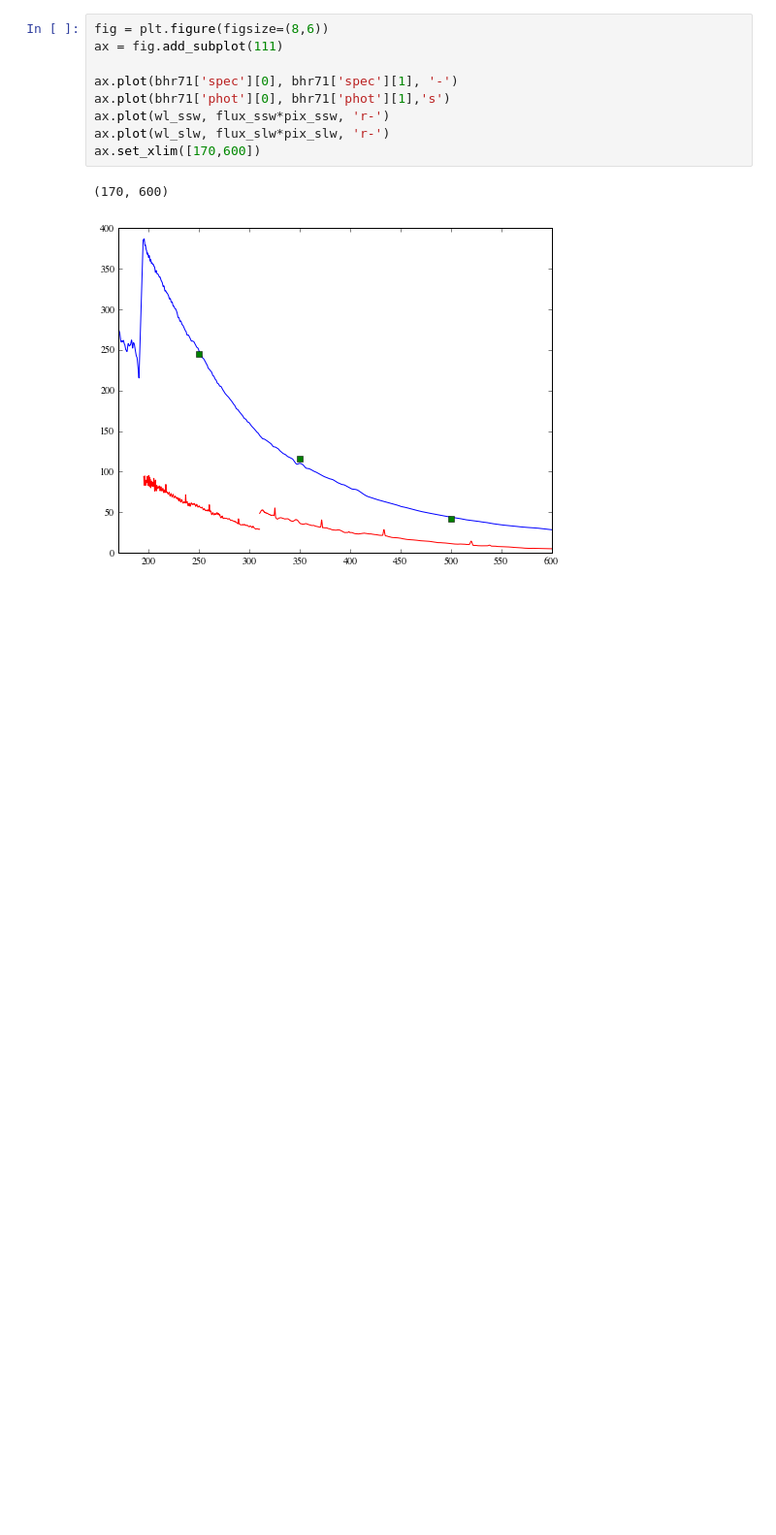
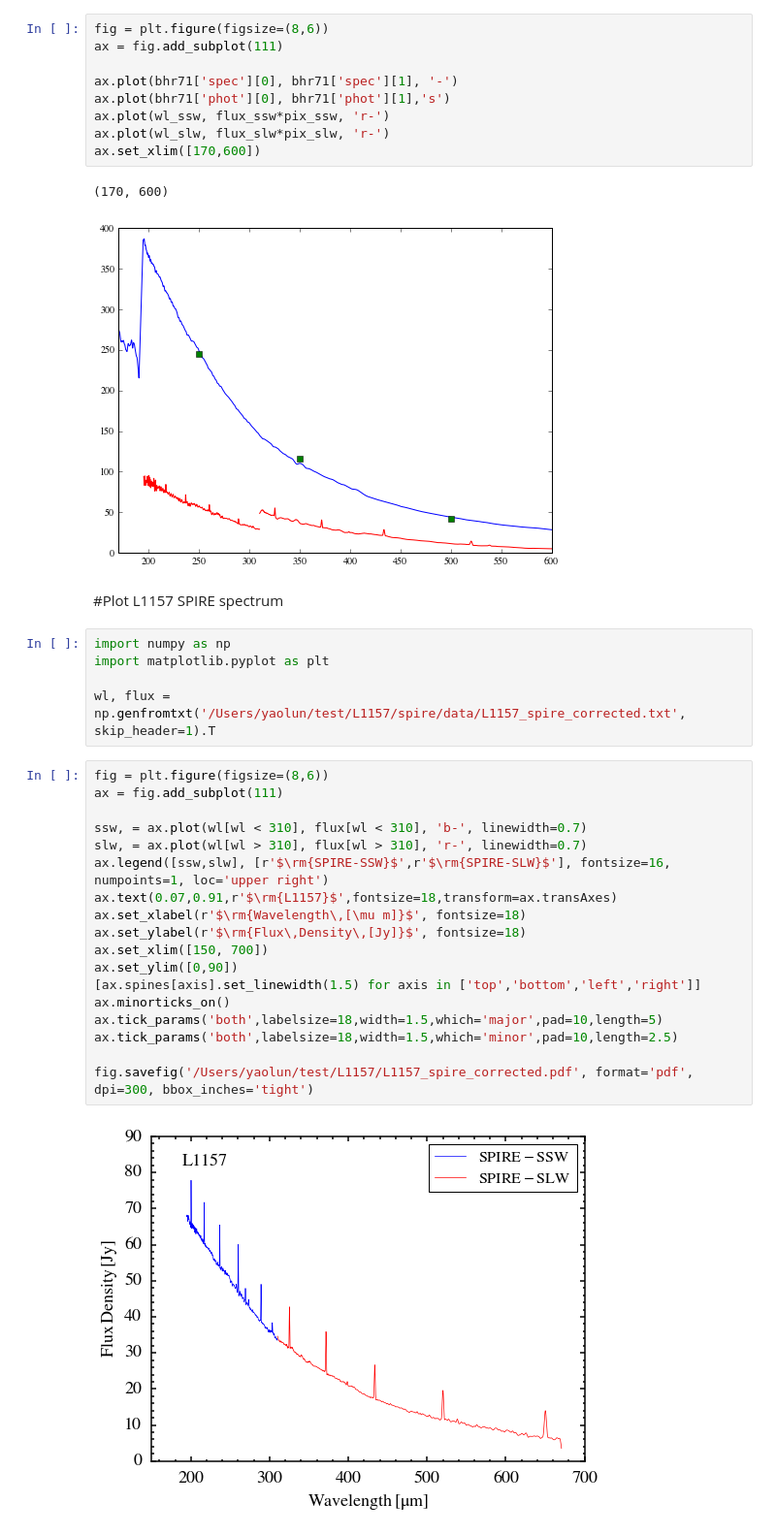
Before and after one commit to yaolun/sa, a Jupyter notebook: Untitled.ipynb, the cells around one changed output. Shown: that part at 97% size. Drawn from its saved outputs; the diff is of its cells as text; blank space fills up the shorter version.

```diff
--- a/Untitled.ipynb
+++ b/Untitled.ipynb
@@ -32,3 +32,30 @@ ax.set_xlim([170,600])
 # %% [output]
 (170, 600)
 [figure]
+# %% [markdown]
+#Plot L1157 SPIRE spectrum
+# %%
+import numpy as np
+import matplotlib.pyplot as plt
+
+wl, flux = np.genfromtxt('/Users/yaolun/test/L1157/spire/data/L1157_spire_corrected.txt', skip_header=1).T
+# %%
+fig = plt.figure(figsize=(8,6))
+ax = fig.add_subplot(111)
+
+ssw, = ax.plot(wl[wl < 310], flux[wl < 310], 'b-', linewidth=0.7)
+slw, = ax.plot(wl[wl > 310], flux[wl > 310], 'r-', linewidth=0.7)
+ax.legend([ssw,slw], [r'$\rm{SPIRE-SSW}$',r'$\rm{SPIRE-SLW}$'], fontsize=16, numpoints=1, loc='upper right')
+ax.text(0.07,0.91,r'$\rm{L1157}$',fontsize=18,transform=ax.transAxes)
+ax.set_xlabel(r'$\rm{Wavelength\,[\mu m]}$', fontsize=18)
+ax.set_ylabel(r'$\rm{Flux\,Density\,[Jy]}$', fontsize=18)
+ax.set_xlim([150, 700])
+ax.set_ylim([0,90])
+[ax.spines[axis].set_linewidth(1.5) for axis in ['top','bottom','left','right']]
+ax.minorticks_on()
+ax.tick_params('both',labelsize=18,width=1.5,which='major',pad=10,length=5)
+ax.tick_params('both',labelsize=18,width=1.5,which='minor',pad=10,length=2.5)
+
+fig.savefig('/Users/yaolun/test/L1157/L1157_spire_corrected.pdf', format='pdf', dpi=300, bbox_inches='tight')
+# %% [output]
+[figure, added]
```
Also changed, not shown: 2 other files.
